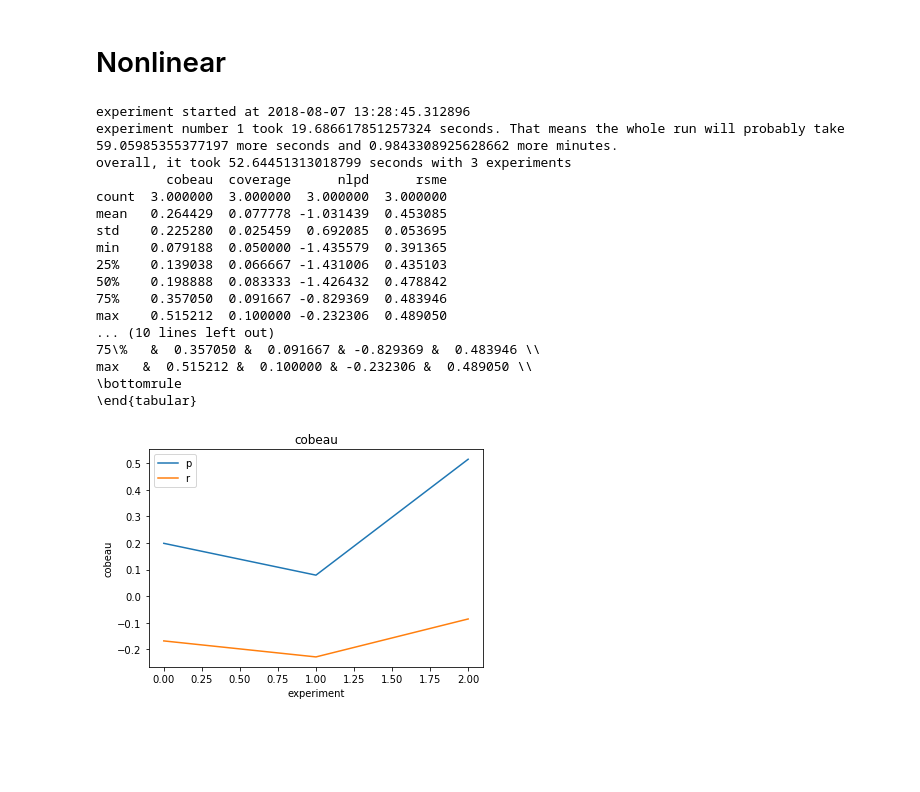
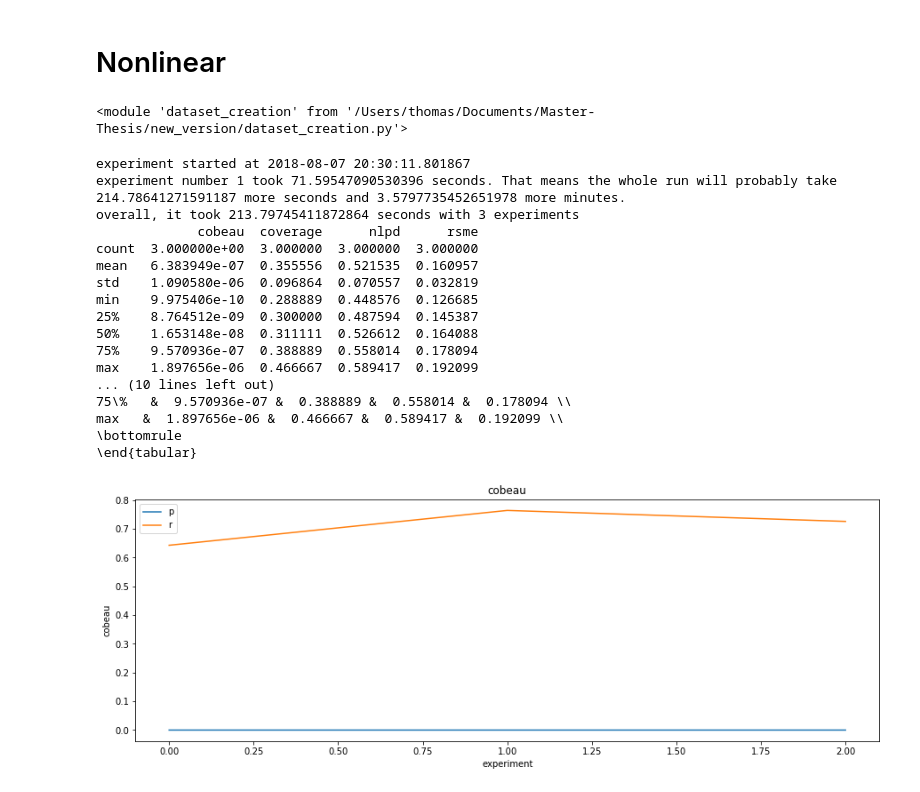
Before and after one commit to wooohoooo/Master-Thesis, a Jupyter notebook: new_version/repeated_experiments.ipynb, the cells around one changed output. Cells and saved outputs as stored; diff of their text form; code cells hidden in the pictures; blank space fills up the shorter version.

```diff
--- a/new_version/repeated_experiments.ipynb
+++ b/new_version/repeated_experiments.ipynb
@@ -20,11 +20,12 @@ from ensembles import BootstrapThroughTimeBobStrap,BootstrapEnsemble, ForcedDive
 # %% [markdown]
 # Linear
 # %%
-num_meta_epochs = 3#10
-num_epochs = 5#50
+num_meta_epochs = 10#10
+num_epochs = 50#15#50
 seed = 42
+num_samples = 150
 
 model_params = {'num_epochs':num_epochs,'seed':seed,'initialisation_scheme':tf.keras.initializers.he_normal}
 
-datset_params = {'num_samples':num_epochs,'seed':seed,'n_samples':50}
+dataset_params = {'seed':seed,'num_samples':num_samples}
 # %%
@@ -115,30 +116,33 @@ max   &  0.798968 &  1.000000 &  0.659100 &  0.007245 \\
 # Nonlinear
 # %%
 num_meta_epochs = 3#10
-num_epochs = 5#50
+#num_epochs = 5#50
 seed = 42
 
 model_params = {'num_epochs':num_epochs,'seed':seed,'num_neurons':[4, 5,5, 3]}
 
-datset_params = {'num_samples':num_epochs,'seed':seed,'n_samples':50}
+dataset_params = {'num_samples':num_samples,'seed':seed}
+importlib.reload(dataset_creation)
+# %% [output]
+<module 'dataset_creation' from '/Users/thomas/Documents/Master-Thesis/new_version/dataset_creation.py'>
 # %%
-pd11 = repeat_experiment(BootstrapEnsemble, dataset_creation.NonlinearDataset,num_meta_epochs=num_meta_epochs,model_params=model_params)
+pd11 = repeat_experiment(BootstrapEnsemble, dataset_creation.NonlinearDataset,num_meta_epochs=num_meta_epochs,model_params=model_params,dataset_params=dataset_params)
 # %% [output]
-experiment started at 2018-08-07 13:28:45.312896
-experiment number 1 took 19.686617851257324 seconds. That means the whole run will probably take 59.05985355377197 more seconds and 0.9843308925628662 more minutes.
-overall, it took 52.64451313018799 seconds with 3 experiments
-         cobeau  coverage      nlpd      rsme
-count  3.000000  3.000000  3.000000  3.000000
-mean   0.264429  0.077778 -1.031439  0.453085
-std    0.225280  0.025459  0.692085  0.053695
-min    0.079188  0.050000 -1.435579  0.391365
-25%    0.139038  0.066667 -1.431006  0.435103
-50%    0.198888  0.083333 -1.426432  0.478842
-75%    0.357050  0.091667 -0.829369  0.483946
-max    0.515212  0.100000 -0.232306  0.489050
+experiment started at 2018-08-07 20:30:11.801867
+experiment number 1 took 71.59547090530396 seconds. That means the whole run will probably take 214.78641271591187 more seconds and 3.5797735452651978 more minutes.
+overall, it took 213.79745411872864 seconds with 3 experiments
+             cobeau  coverage      nlpd      rsme
+count  3.000000e+00  3.000000  3.000000  3.000000
+mean   6.383949e-07  0.355556  0.521535  0.160957
+std    1.090580e-06  0.096864  0.070557  0.032819
+min    9.975406e-10  0.288889  0.448576  0.126685
+25%    8.764512e-09  0.300000  0.487594  0.145387
+50%    1.653148e-08  0.311111  0.526612  0.164088
+75%    9.570936e-07  0.388889  0.558014  0.178094
+max    1.897656e-06  0.466667  0.589417  0.192099
 ... (10 lines left out)
-75\%   &  0.357050 &  0.091667 & -0.829369 &  0.483946 \\
-max   &  0.515212 &  0.100000 & -0.232306 &  0.489050 \\
+75\%   &  9.570936e-07 &  0.388889 &  0.558014 &  0.178094 \\
+max   &  1.897656e-06 &  0.466667 &  0.589417 &  0.192099 \\
 \bottomrule
 \end{tabular}
-[figure, old version]
+[figure, new version]
```
Also changed, not shown: parts of 12 cells of this notebook, 8 other files.
